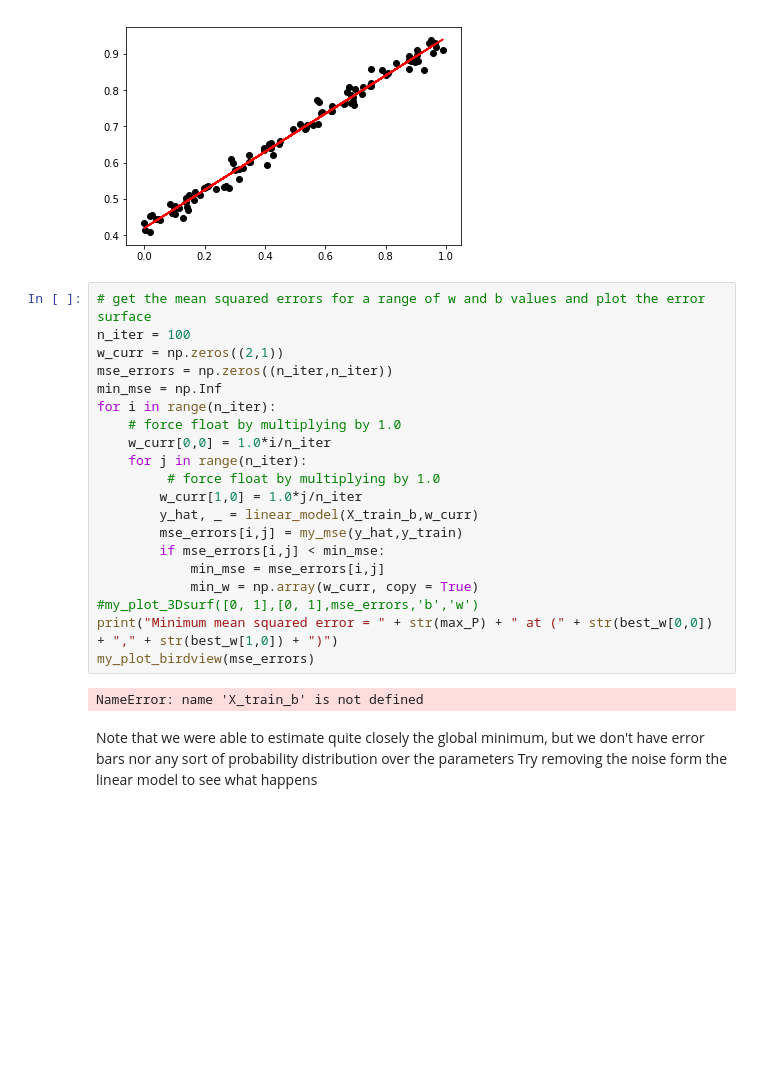
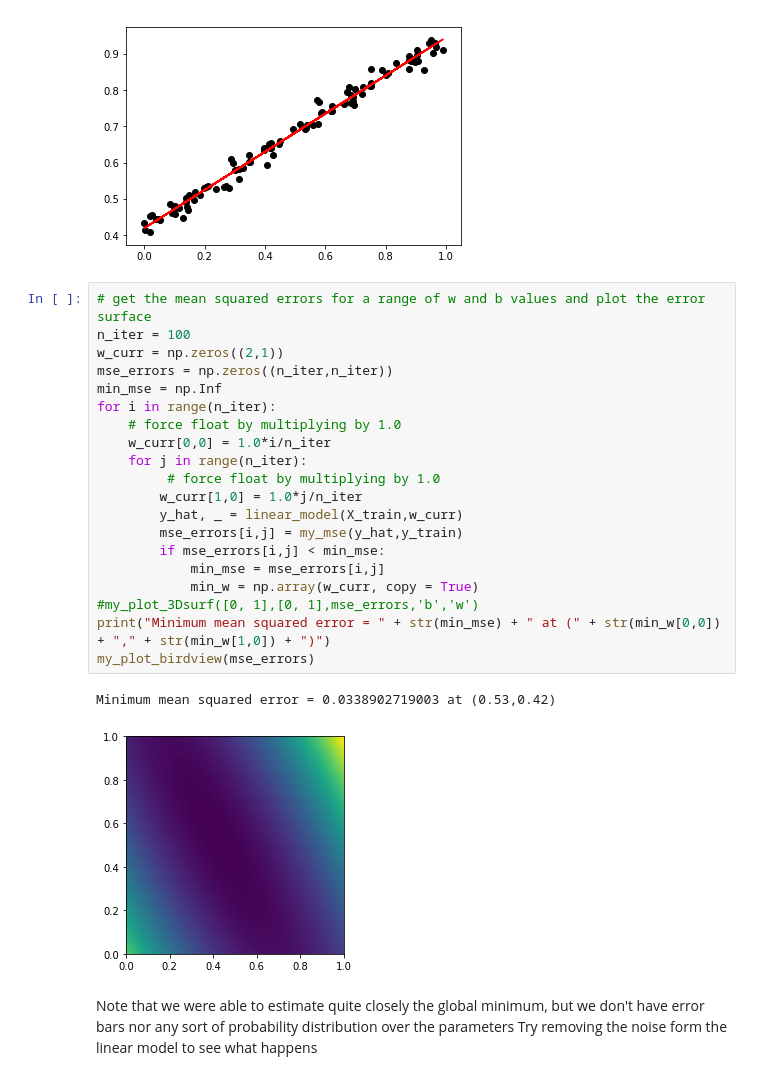
Before and after one commit to pauloabelha/lendodist, a Jupyter notebook: notebooks/LinearRegression.ipynb, the cells around one changed output. Saved outputs shown, nothing was run; the diff lists cells and outputs as text; blank space fills up the shorter version.

```diff
--- a/notebooks/LinearRegression.ipynb
+++ b/notebooks/LinearRegression.ipynb
@@ -189,25 +189,26 @@ Mean squared error = 0.0332198450597
 # %%
 # get the mean squared errors for a range of w and b values and plot the error surface
 n_iter = 100
 w_curr = np.zeros((2,1))
 mse_errors = np.zeros((n_iter,n_iter))
 min_mse = np.Inf
 for i in range(n_iter):
     # force float by multiplying by 1.0
     w_curr[0,0] = 1.0*i/n_iter
     for j in range(n_iter):
          # force float by multiplying by 1.0
         w_curr[1,0] = 1.0*j/n_iter
-        y_hat, _ = linear_model(X_train_b,w_curr)
+        y_hat, _ = linear_model(X_train,w_curr)
         mse_errors[i,j] = my_mse(y_hat,y_train)
         if mse_errors[i,j] < min_mse:
             min_mse = mse_errors[i,j]
             min_w = np.array(w_curr, copy = True)
 #my_plot_3Dsurf([0, 1],[0, 1],mse_errors,'b','w')
-print("Minimum mean squared error = " + str(max_P) + " at (" + str(best_w[0,0]) + "," + str(best_w[1,0]) + ")")
+print("Minimum mean squared error = " + str(min_mse) + " at (" + str(min_w[0,0]) + "," + str(min_w[1,0]) + ")")
 my_plot_birdview(mse_errors)
 # %% [output]
-NameError: name 'X_train_b' is not defined
+Minimum mean squared error = 0.0338902719003 at (0.53,0.42)
+[figure, added]
 # %% [markdown]
 Note that we were able to estimate quite closely the global minimum, but we don't have error bars nor any sort of probability distribution over the parameters
 Try removing the noise form the linear model to see what happens
```
Also changed, not shown: parts of 2 cells of this notebook.
